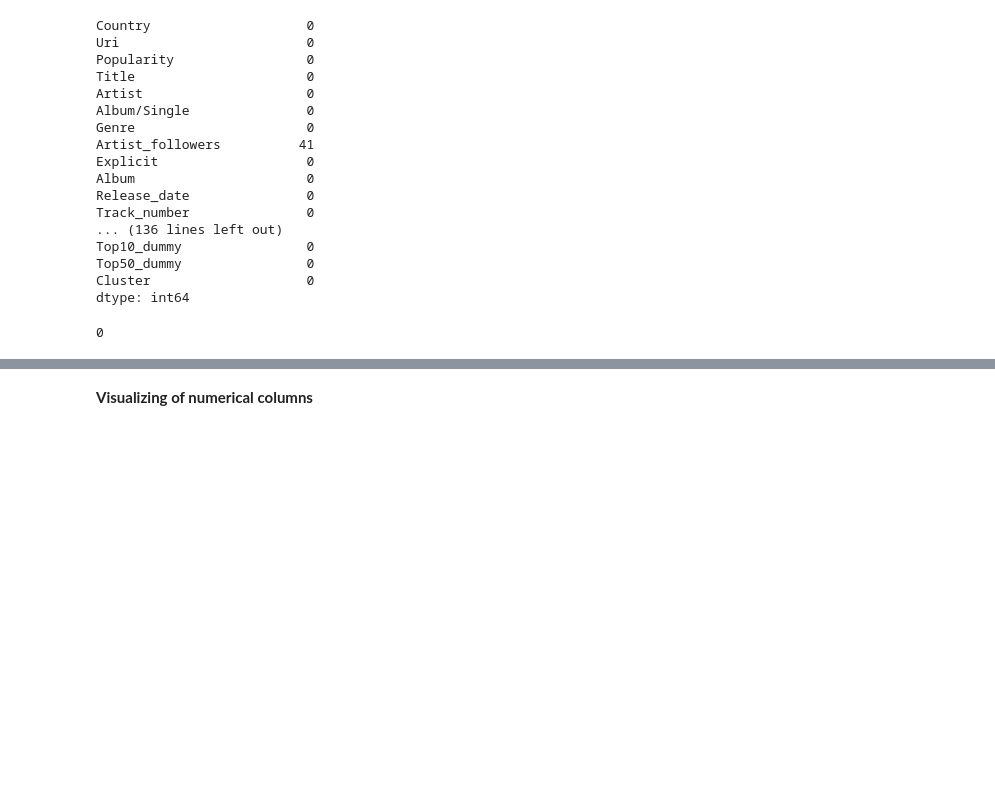
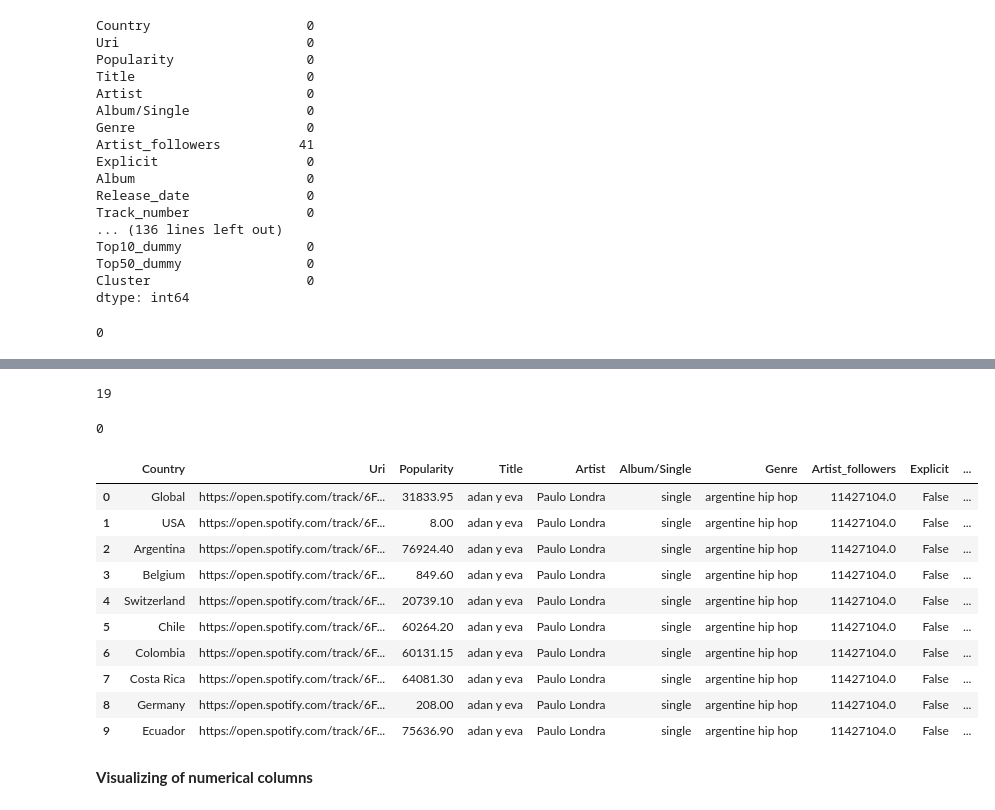
Before and after one commit to MaxiTrien/spotify-data-science-project, a Jupyter notebook: spotify-songs-dataset-new-data.ipynb, the cells around one changed output, grey strips where cells are left out. Drawn from its saved outputs; the diff is of its cells as text; code cells hidden in the pictures; blank space fills up the shorter version.

Commit message:
Cleaning
- Delete largly missing data
- Convert ms to min for duration column
- Fix problems of convertion in duration column

```diff
--- a/spotify-songs-dataset-new-data.ipynb
+++ b/spotify-songs-dataset-new-data.ipynb
@@ -11,5 +11,5 @@ pd.set_option('display.max_columns', None)
 pd.set_option('display.max_rows', None)
 %matplotlib inline
 # %%
-spotify_songs_df=pd.read_csv('dataset\Final database.csv')
+df=pd.read_csv('dataset_\Final database.csv')
 # %%
@@ -92,3 +192,32 @@ spotify_songs_df['duration_min'] = spotify_songs_df['duration_s']/60
+# %%
+# Convert these values to NaN values
+df['duration_ms'] = pd.to_numeric(df['duration_ms'], errors='coerce')
+df['duration_ms'].isnull().sum()
+# %% [output]
+19
+# %%
+# Possibility of takeing average numeric value for the 19 missing values
+df['duration_ms'].fillna(df['duration_ms'].mean(), inplace=True)
+df['duration_ms'].isnull().sum()
+# %% [output]
+0
+# %%
+# Convert ms to min
+df['duration_min'] = df['duration_ms']/60000
+df.drop(columns=['duration_ms'], inplace=True)
+df.head(10)
+# %% [output]
+|  | Country | Uri | Popularity | Title | Artist | Album/Single | Genre | Artist_followers | Explicit | ... |
+| 0 | Global | https://open.spotify.com/track/6F... | 31833.95 | adan y eva | Paulo Londra | single | argentine hip hop | 11427104.0 | False | ... |
+| 1 | USA | https://open.spotify.com/track/6F... | 8.00 | adan y eva | Paulo Londra | single | argentine hip hop | 11427104.0 | False | ... |
+| 2 | Argentina | https://open.spotify.com/track/6F... | 76924.40 | adan y eva | Paulo Londra | single | argentine hip hop | 11427104.0 | False | ... |
+| 3 | Belgium | https://open.spotify.com/track/6F... | 849.60 | adan y eva | Paulo Londra | single | argentine hip hop | 11427104.0 | False | ... |
+| 4 | Switzerland | https://open.spotify.com/track/6F... | 20739.10 | adan y eva | Paulo Londra | single | argentine hip hop | 11427104.0 | False | ... |
+| 5 | Chile | https://open.spotify.com/track/6F... | 60264.20 | adan y eva | Paulo Londra | single | argentine hip hop | 11427104.0 | False | ... |
+| 6 | Colombia | https://open.spotify.com/track/6F... | 60131.15 | adan y eva | Paulo Londra | single | argentine hip hop | 11427104.0 | False | ... |
+| 7 | Costa Rica | https://open.spotify.com/track/6F... | 64081.30 | adan y eva | Paulo Londra | single | argentine hip hop | 11427104.0 | False | ... |
+| 8 | Germany | https://open.spotify.com/track/6F... | 208.00 | adan y eva | Paulo Londra | single | argentine hip hop | 11427104.0 | False | ... |
+| 9 | Ecuador | https://open.spotify.com/track/6F... | 75636.90 | adan y eva | Paulo Londra | single | argentine hip hop | 11427104.0 | False | ... |
 # %% [markdown]
 **Visualizing of numerical columns**
 # %%
```
Also changed, not shown: parts of 13 cells of this notebook.
